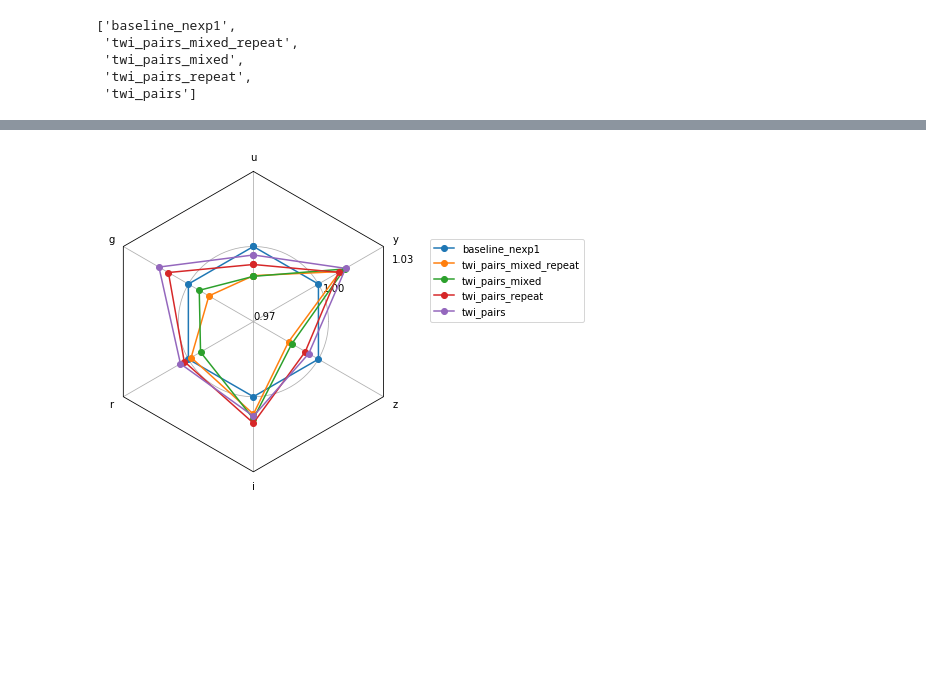
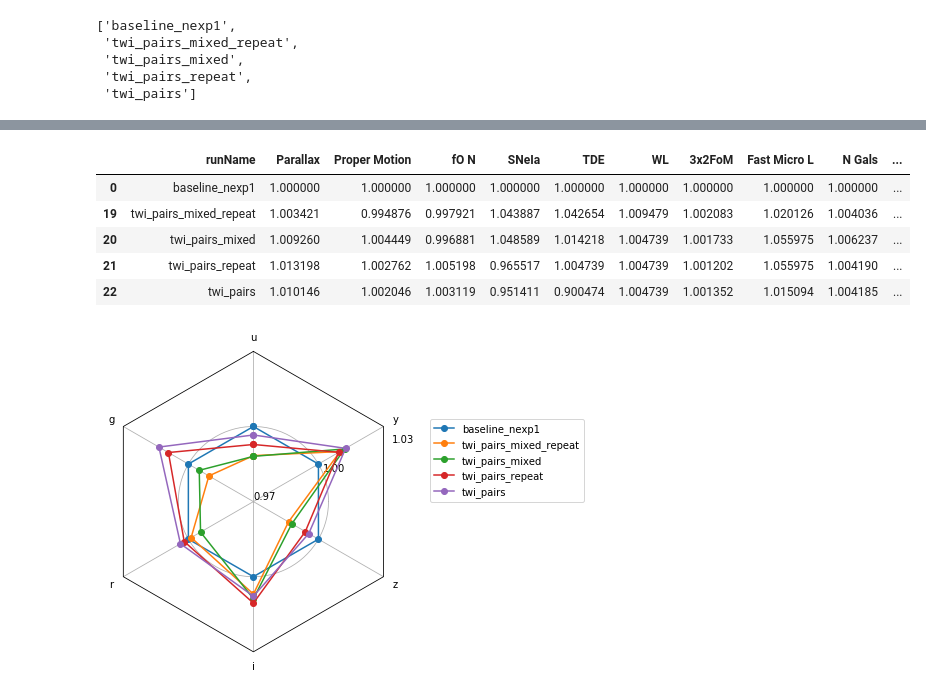
Before and after one commit to lsst-sims/sims_featureScheduler_runs_technical, a Jupyter notebook: maf/radar_plots.ipynb, the cells around one changed output, grey strips where cells are left out. Cells and saved outputs as stored; diff of their text form; code cells hidden in the pictures; blank space fills up the shorter version.

```diff
--- a/maf/radar_plots.ipynb
+++ b/maf/radar_plots.ipynb
@@ -172,3 +173,12 @@ fig.tight_layout()
+# %%
+data_normed
+# %% [output]
+|  | runName | Parallax | Proper Motion | fO N | SNeIa | TDE | WL | 3x2FoM | Fast Micro L | N Gals | ... |
+| 0 | baseline_nexp1 | 1.000000 | 1.000000 | 1.000000 | 1.000000 | 1.000000 | 1.000000 | 1.000000 | 1.000000 | 1.000000 | ... |
+| 19 | twi_pairs_mixed_repeat | 1.003421 | 0.994876 | 0.997921 | 1.043887 | 1.042654 | 1.009479 | 1.002083 | 1.020126 | 1.004036 | ... |
+| 20 | twi_pairs_mixed | 1.009260 | 1.004449 | 0.996881 | 1.048589 | 1.014218 | 1.004739 | 1.001733 | 1.055975 | 1.006237 | ... |
+| 21 | twi_pairs_repeat | 1.013198 | 1.002762 | 1.005198 | 0.965517 | 1.004739 | 1.004739 | 1.001202 | 1.055975 | 1.004190 | ... |
+| 22 | twi_pairs | 1.010146 | 1.002046 | 1.003119 | 0.951411 | 0.900474 | 1.004739 | 1.001352 | 1.015094 | 1.004185 | ... |
 # %%
 
 data_normed = norm_df(data, runs, mag_cols, norm_run='baseline_nexp1',
```
Also changed, not shown: parts of 5 cells of this notebook, 2 other files.
